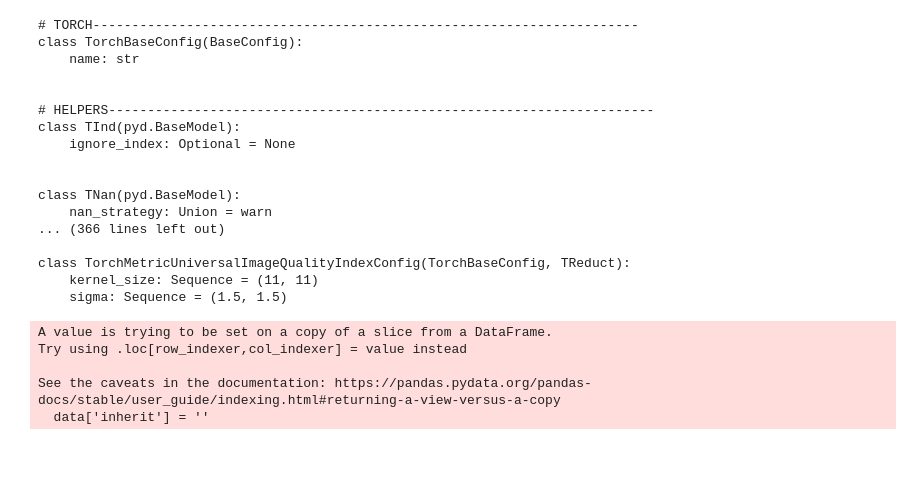
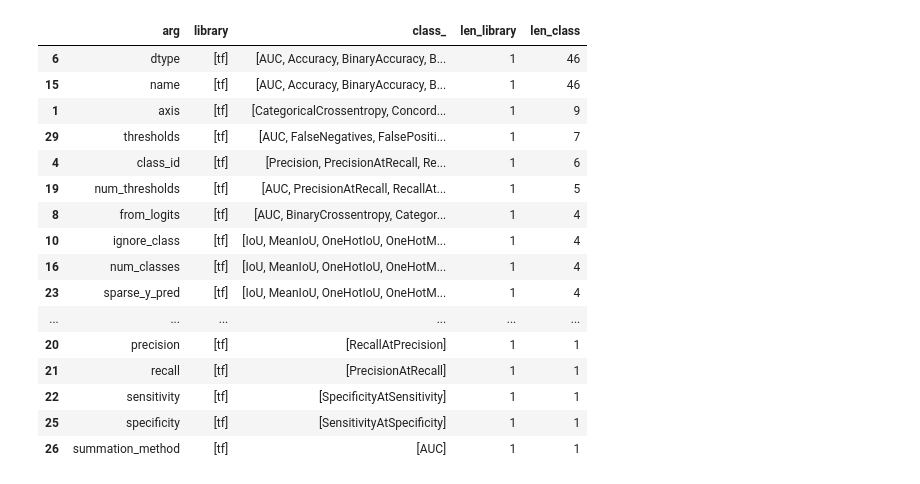
Before and after one commit to theNewFlesh/flatiron, a Jupyter notebook: notebooks/generate-config.ipynb, the cells around one changed output. Cells and saved outputs as stored; diff of their text form; code cells hidden in the pictures; blank space fills up the shorter version.

```diff
--- a/notebooks/generate-config.ipynb
+++ b/notebooks/generate-config.ipynb
@@ -331,29 +424,30 @@ def print_torch_metric():
 # %%
 # print_torch_optimizer()
 # print_torch_loss()
-print_torch_metric()
+# print_torch_metric()
-# %% [output]
-# TORCH----------------------------------------------------------------------
-class TorchBaseConfig(BaseConfig):
-    name: str
-
-
-# HELPERS----------------------------------------------------------------------
-class TInd(pyd.BaseModel):
-    ignore_index: Optional = None
-
-
-class TNan(pyd.BaseModel):
-    nan_strategy: Union = warn
-... (366 lines left out)
-
-class TorchMetricUniversalImageQualityIndexConfig(TorchBaseConfig, TReduct):
-    kernel_size: Sequence = (11, 11)
-    sigma: Sequence = (1.5, 1.5)
-A value is trying to be set on a copy of a slice from a DataFrame.
-Try using .loc[row_indexer,col_indexer] = value instead
-
-See the caveats in the documentation: https://pandas.pydata.org/pandas-docs/stable/user_guide/indexing.html#returning-a-view-versus-a-copy
-  data['inherit'] = ''
+# %%
+data = get_metric_data()
+# data = data[data.class_.apply(lambda x: x in clss)]
+# data.groupby('class_').arg.unique()
+get_comparison_checkboxes(data, 'tf').T
+get_comparison_data(data, 'tf')
+# %% [output]
+|  | arg | library | class_ | len_library | len_class |
+| 6 | dtype | [tf] | [AUC, Accuracy, BinaryAccuracy, B... | 1 | 46 |
+| 15 | name | [tf] | [AUC, Accuracy, BinaryAccuracy, B... | 1 | 46 |
+| 1 | axis | [tf] | [CategoricalCrossentropy, Concord... | 1 | 9 |
+| 29 | thresholds | [tf] | [AUC, FalseNegatives, FalsePositi... | 1 | 7 |
+| 4 | class_id | [tf] | [Precision, PrecisionAtRecall, Re... | 1 | 6 |
+| 19 | num_thresholds | [tf] | [AUC, PrecisionAtRecall, RecallAt... | 1 | 5 |
+| 8 | from_logits | [tf] | [AUC, BinaryCrossentropy, Categor... | 1 | 4 |
+| 10 | ignore_class | [tf] | [IoU, MeanIoU, OneHotIoU, OneHotM... | 1 | 4 |
+| 16 | num_classes | [tf] | [IoU, MeanIoU, OneHotIoU, OneHotM... | 1 | 4 |
+| 23 | sparse_y_pred | [tf] | [IoU, MeanIoU, OneHotIoU, OneHotM... | 1 | 4 |
+| ... | ... | ... | ... | ... | ... |
+| 20 | precision | [tf] | [RecallAtPrecision] | 1 | 1 |
+| 21 | recall | [tf] | [PrecisionAtRecall] | 1 | 1 |
+| 22 | sensitivity | [tf] | [SpecificityAtSensitivity] | 1 | 1 |
+| 25 | specificity | [tf] | [SensitivityAtSpecificity] | 1 | 1 |
+| 26 | summation_method | [tf] | [AUC] | 1 | 1 |
 # %%
 data = get_metric_data()
```
Also changed, not shown: parts of 6 cells of this notebook.
